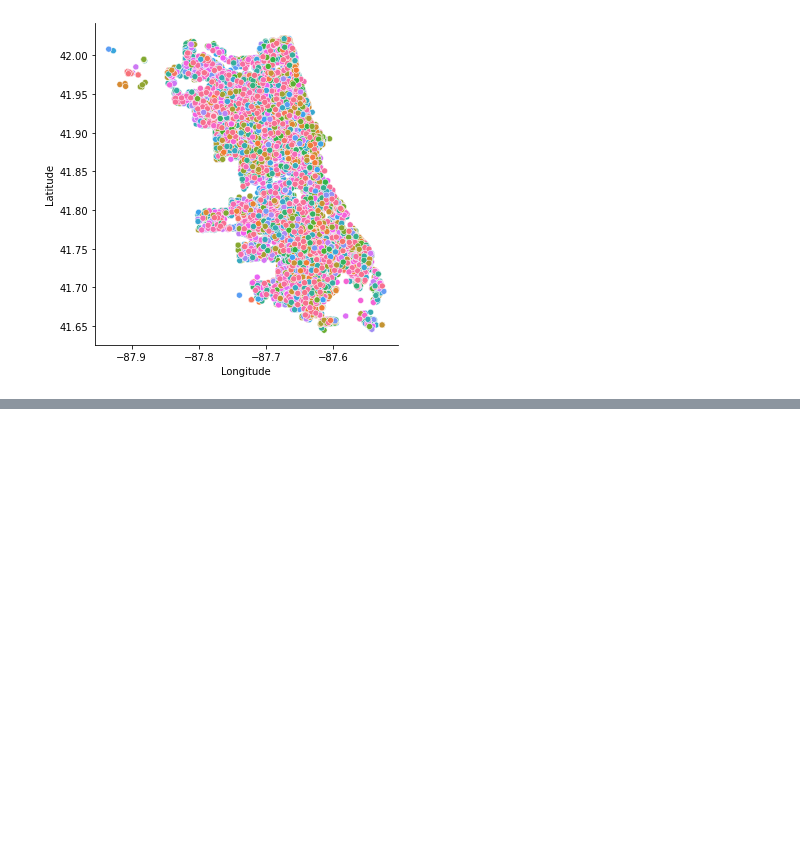
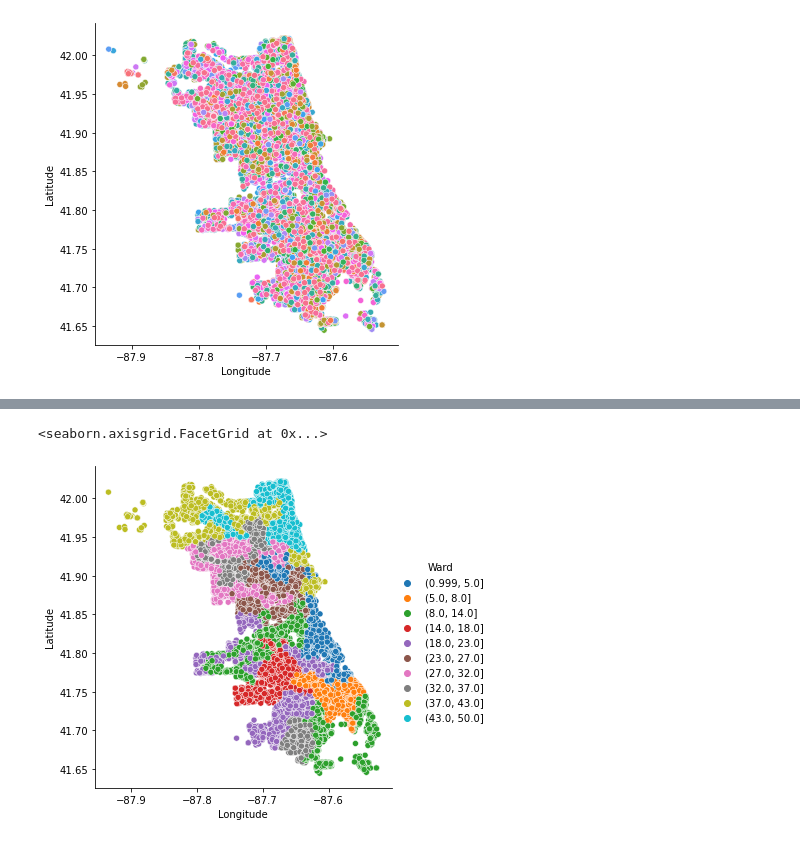
Before and after one commit to eitanzimmerman/IML-hackathon, a Jupyter notebook: hack.ipynb, the cells around one changed output, grey strips where cells are left out. Cells and saved outputs as stored; diff of their text form; code cells hidden in the pictures; blank space fills up the shorter version.

```diff
--- a/hack.ipynb
+++ b/hack.ipynb
@@ -115,0 +75,5 @@ KeyboardInterrupt:
+# %%
+sns.relplot( x=train["Longitude"], y=train["Latitude"], hue=pd.qcut(train["Ward"], 10))
+# %% [output]
+<seaborn.axisgrid.FacetGrid at 0x...>
+[figure, added]
```
Also changed, not shown: parts of 15 cells of this notebook.
